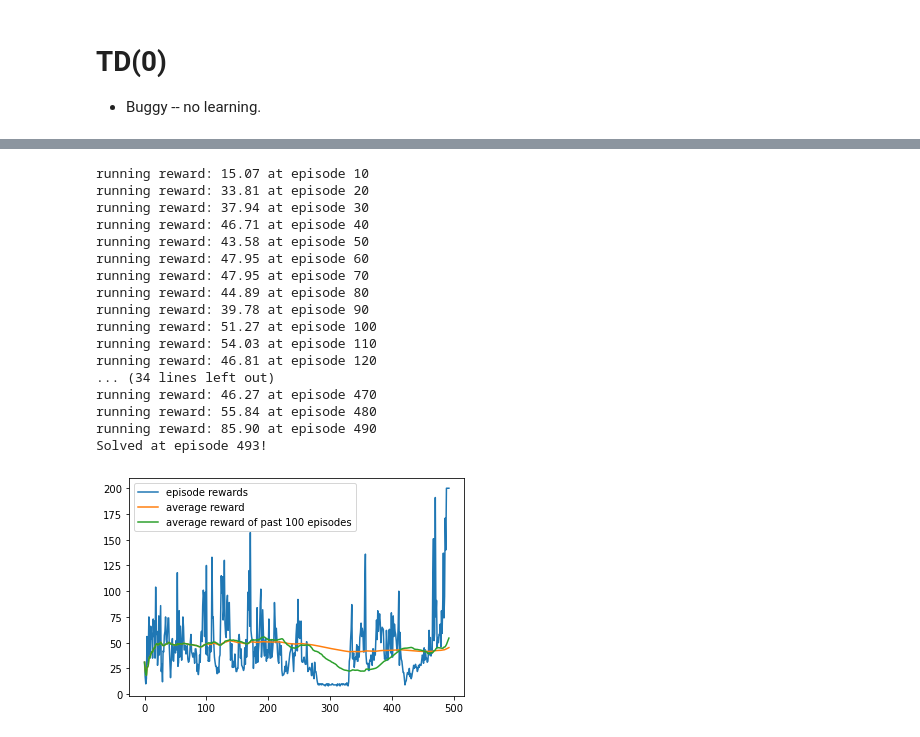
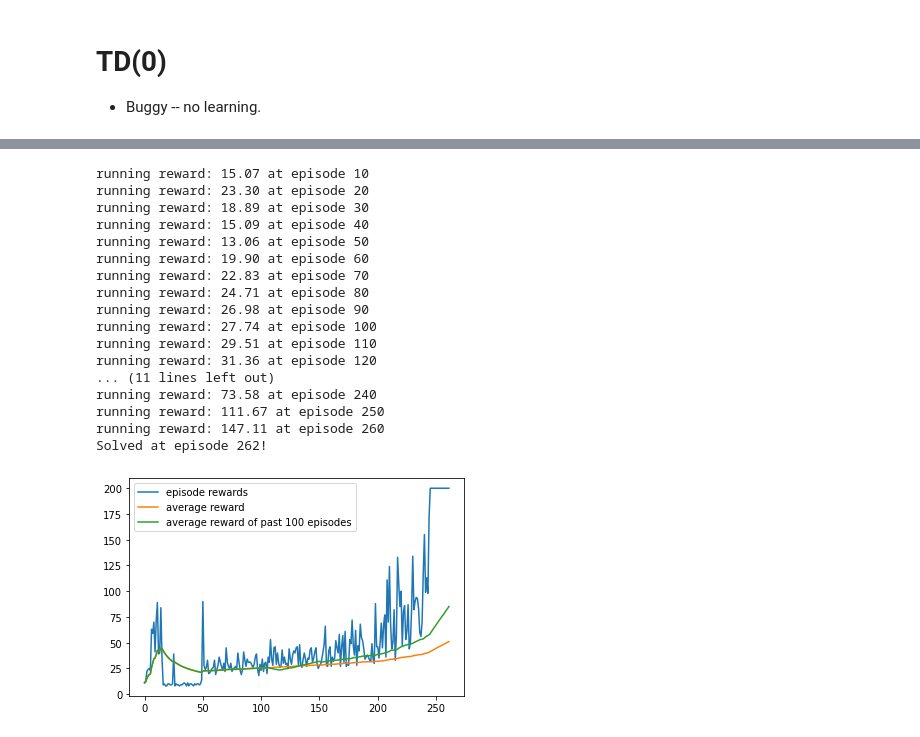
Before and after one commit to NicholasCorrado/Reinforcement-Learning, a Jupyter notebook: algorithms/TD.ipynb, the cells around one changed output, grey strips where cells are left out. Drawn from its saved outputs; the diff is of its cells as text; code cells hidden in the pictures.

```diff
--- a/algorithms/TD.ipynb
+++ b/algorithms/TD.ipynb
@@ -65,7 +65,7 @@ def run_episode(env, state, model, optimizer, gamma):
             actor_loss = td_error * tf.math.log(action_prob) * I
             critic_loss = td_error * state_value * I
 
-            loss = actor_loss + critic_loss
+            loss = actor_loss - critic_loss
 
             grads = tape.gradient(loss, model.trainable_variables)
             optimizer.apply_gradients(zip(grads, model.trainable_variables))
@@ -122,7 +140,7 @@ gamma = 0.99
 
 input_dim  = 4
 action_dim = 2
-hidden_dim = 164
+hidden_dim = 128
 
 class ActorNetwork(tf.keras.Model):
 
@@ -155,7 +173,7 @@ class CriticNetwork(tf.keras.Model):
 
 
 optimizer_actor = keras.optimizers.Adam(learning_rate=0.003)
-optimizer_critic = keras.optimizers.Adam(learning_rate=0.003)
+optimizer_critic = keras.optimizers.Adam(learning_rate=0.03)
 
 actor_model = ActorNetwork(2, 128)
 critic_model = CriticNetwork(2, 128)
@@ -216,47 +234,47 @@ def train():
 
         episode_reward = tf.math.reduce_sum(reward_history)
         episode_rewards.append(episode_reward)
 
         running_reward = 0.05 * episode_reward + (1 - 0.05) * running_reward
 
         # Log details
         episode_count += 1
         if episode_count % 10 == 0:
             template = "running reward: {:.2f} at episode {}"
             print(template.format(running_reward, episode_count))
         if running_reward > 150:  # Condition to consider the task solved
             print("Solved at episode {}!".format(episode_count))
             break
 
 
 
     plt.plot(episode_rewards, label='episode rewards')
 
     running_avg = [np.average(episode_rewards[:i+1]) for i in range(len(episode_rewards))]
     running_avg_100 = running_avg[:100] + [np.average(episode_rewards[i:i+100]) for i in range(len(episode_rewards)-100)]
 
     plt.plot(running_avg, label='average reward')
     plt.plot(running_avg_100, label='average reward of past 100 episodes')
     plt.legend()
     plt.show()
 
 train()
 # %% [output]
 running reward: 15.07 at episode 10
-running reward: 33.81 at episode 20
-running reward: 37.94 at episode 30
-running reward: 46.71 at episode 40
-running reward: 43.58 at episode 50
-running reward: 47.95 at episode 60
-running reward: 47.95 at episode 70
-running reward: 44.89 at episode 80
-running reward: 39.78 at episode 90
-running reward: 51.27 at episode 100
-running reward: 54.03 at episode 110
-running reward: 46.81 at episode 120
-... (34 lines left out)
-running reward: 46.27 at episode 470
-running reward: 55.84 at episode 480
-running reward: 85.90 at episode 490
-Solved at episode 493!
+running reward: 23.30 at episode 20
+running reward: 18.89 at episode 30
+running reward: 15.09 at episode 40
+running reward: 13.06 at episode 50
+running reward: 19.90 at episode 60
+running reward: 22.83 at episode 70
+running reward: 24.71 at episode 80
+running reward: 26.98 at episode 90
+running reward: 27.74 at episode 100
+running reward: 29.51 at episode 110
+running reward: 31.36 at episode 120
+... (11 lines left out)
+running reward: 73.58 at episode 240
+running reward: 111.67 at episode 250
+running reward: 147.11 at episode 260
+Solved at episode 262!
-[figure, old version]
+[figure, new version]
```
Also changed, not shown: parts of 1 cell of this notebook.
